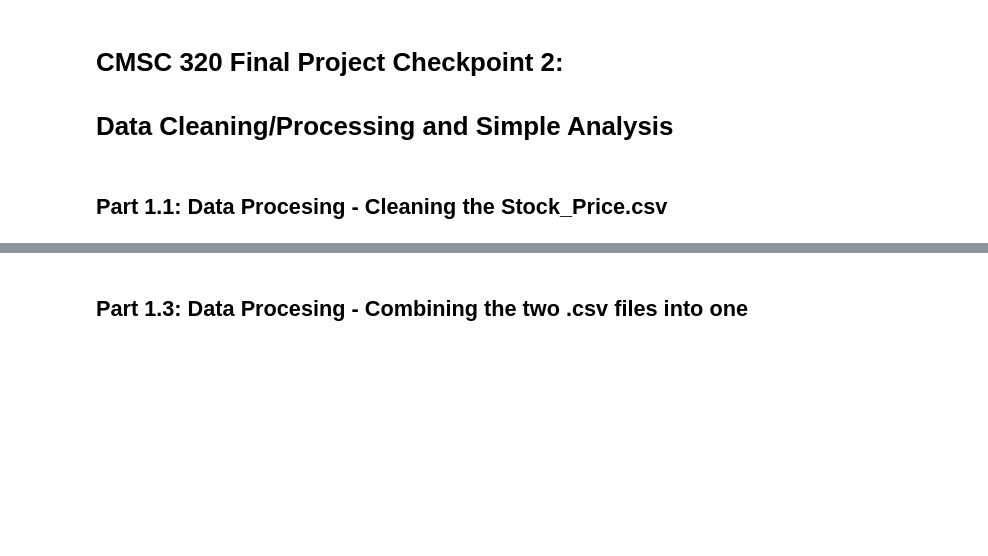
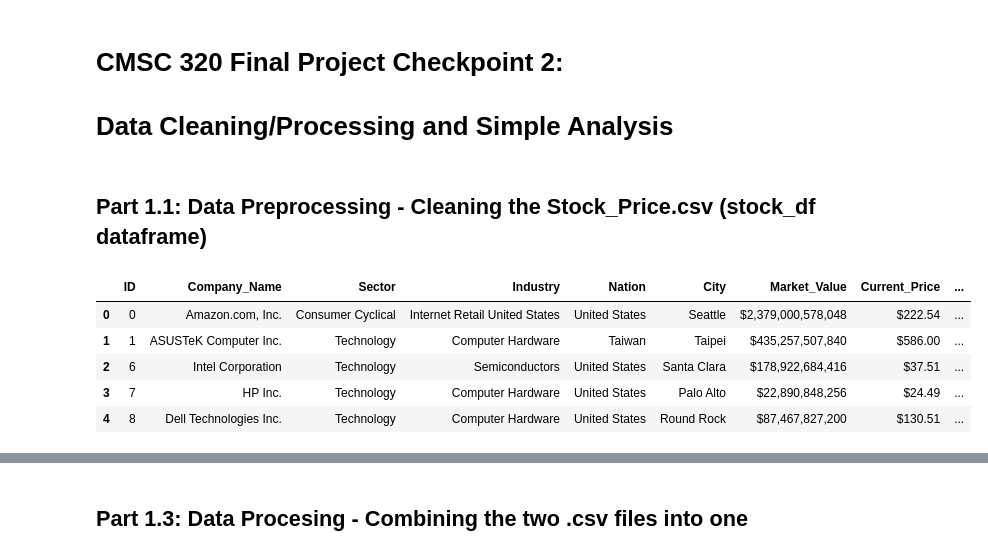
Before and after one commit to zoryT8/CMSC320-Final-Project, a Jupyter notebook: final.ipynb, the cells around one changed output, grey strips where cells are left out. Saved outputs shown, nothing was run; the diff lists cells and outputs as text; code cells hidden in the pictures; blank space fills up the shorter version.

Commit message:
fixed some bugs in preprocessing steps

```diff
--- a/final.ipynb
+++ b/final.ipynb
@@ -3,4 +3,4 @@
 
 # **Data Cleaning/Processing and Simple Analysis**
 # %% [markdown]
-## Part 1.1: Data Procesing - Cleaning the Stock_Price.csv
+## Part 1.1: Data Preprocessing - Cleaning the Stock_Price.csv (stock_df dataframe)
@@ -7 +16,10 @@
+# %%
+stock_df.head() # view format of original dataframe before preprocessing
+# %% [output]
+|  | ID | Company_Name | Sector | Industry | Nation | City | Market_Value | Current_Price | ... |
+| 0 | 0 | Amazon.com, Inc. | Consumer Cyclical | Internet Retail United States | United States | Seattle | $2,379,000,578,048 | $222.54 | ... |
+| 1 | 1 | ASUSTeK Computer Inc. | Technology | Computer Hardware | Taiwan | Taipei | $435,257,507,840 | $586.00 | ... |
+| 2 | 6 | Intel Corporation | Technology | Semiconductors | United States | Santa Clara | $178,922,684,416 | $37.51 | ... |
+| 3 | 7 | HP Inc. | Technology | Computer Hardware | United States | Palo Alto | $22,890,848,256 | $24.49 | ... |
+| 4 | 8 | Dell Technologies Inc. | Technology | Computer Hardware | United States | Round Rock | $87,467,827,200 | $130.51 | ... |
 # %%
```
Also changed, not shown: parts of 11 cells of this notebook.
